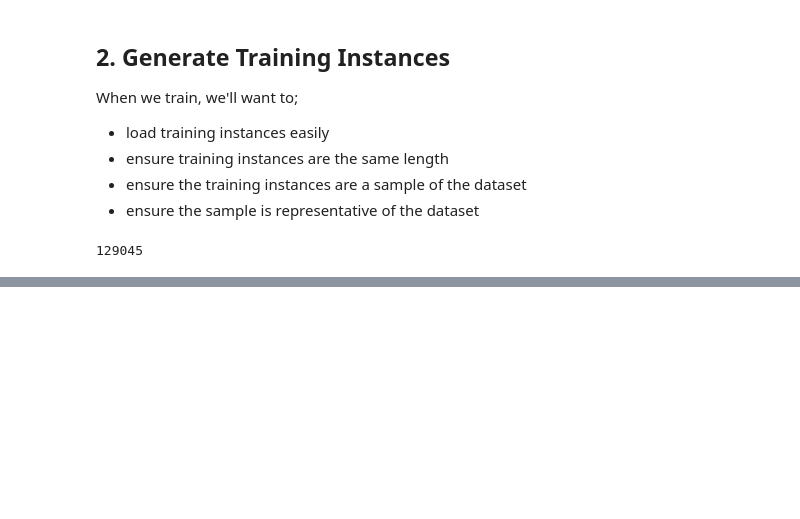
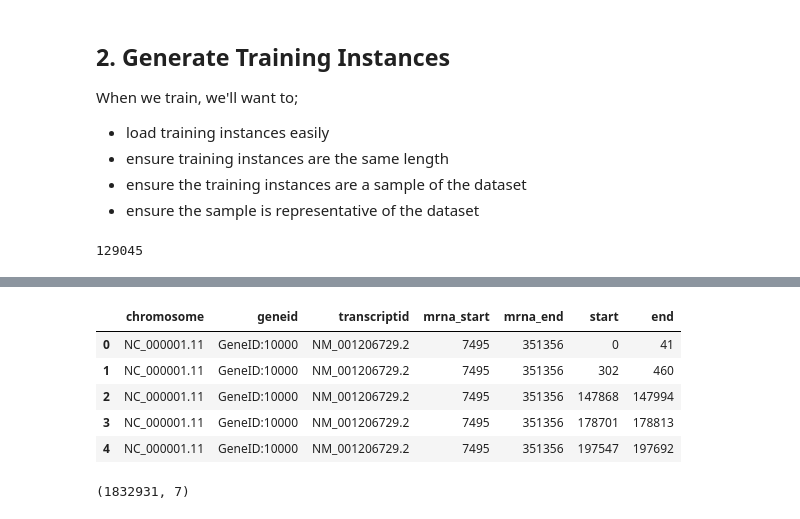
Before and after one commit to DataAndDeadlifts/main, a Jupyter notebook: nbs/03 training.transcription.generation.ipynb, the cells around one changed output, grey strips where cells are left out. Drawn from its saved outputs; the diff is of its cells as text; code cells hidden in the pictures; blank space fills up the shorter version.

```diff
--- a/nbs/03 training.transcription.generation.ipynb
+++ b/nbs/03 training.transcription.generation.ipynb
@@ -266,0 +469,49 @@ intron_locations.transcriptid.unique().size
+# %%
+#| export
+def get_mrna_locations(locations: pd.DataFrame) -> pd.DataFrame:
+    "Get the mrna sequences between introns"
+    # Get locations of transcribed dna
+    locations = locations.copy()
+    locations_grouped = locations.groupby(
+            ['chromosome', 'geneid', 'transcriptid']
+    )
+    mrna_seq_start = (
+        locations_grouped.intron_end.shift(1).fillna(0)
+    ).astype(int)
+    mrna_seq_start.name = "start"
+    mrna_seq_end = locations.intron_start
+    mrna_seq_end.name = "end"
+    selected_cols = ['chromosome', 'geneid', 'transcriptid', 'mrna_start', 'mrna_end']
+    mrna_sequences = pd.concat(
+        [
+            locations[selected_cols],
+            mrna_seq_start,
+            mrna_seq_end
+        ], axis=1)
+    # Add last sequence of mRNA from last intron
+    last_intron = locations_grouped.tail(1)
+    last_intron.loc[:, 'start'] = last_intron.intron_end
+    last_intron.loc[:, 'end'] = last_intron.mrna_end
+    all_mrna_sequences = pd.concat(
+        [
+            mrna_sequences,
+            last_intron[selected_cols + ['start', 'end']]
+        ], axis=0, ignore_index=True
+    ).sort_values(['chromosome', 'geneid', 'transcriptid', 'start']).reset_index(drop=True)
+    return all_mrna_sequences
+# %%
+#| hide
+mrna_locations = get_mrna_locations(intron_locations)
+mrna_locations.head()
+# %% [output]
+|  | chromosome | geneid | transcriptid | mrna_start | mrna_end | start | end |
+| 0 | NC_000001.11 | GeneID:10000 | NM_001206729.2 | 7495 | 351356 | 0 | 41 |
+| 1 | NC_000001.11 | GeneID:10000 | NM_001206729.2 | 7495 | 351356 | 302 | 460 |
+| 2 | NC_000001.11 | GeneID:10000 | NM_001206729.2 | 7495 | 351356 | 147868 | 147994 |
+| 3 | NC_000001.11 | GeneID:10000 | NM_001206729.2 | 7495 | 351356 | 178701 | 178813 |
+| 4 | NC_000001.11 | GeneID:10000 | NM_001206729.2 | 7495 | 351356 | 197547 | 197692 |
+# %%
+#| hide
+mrna_locations.shape
+# %% [output]
+(1832931, 7)
```
Also changed, not shown: parts of 34 cells of this notebook, 7 other files.
